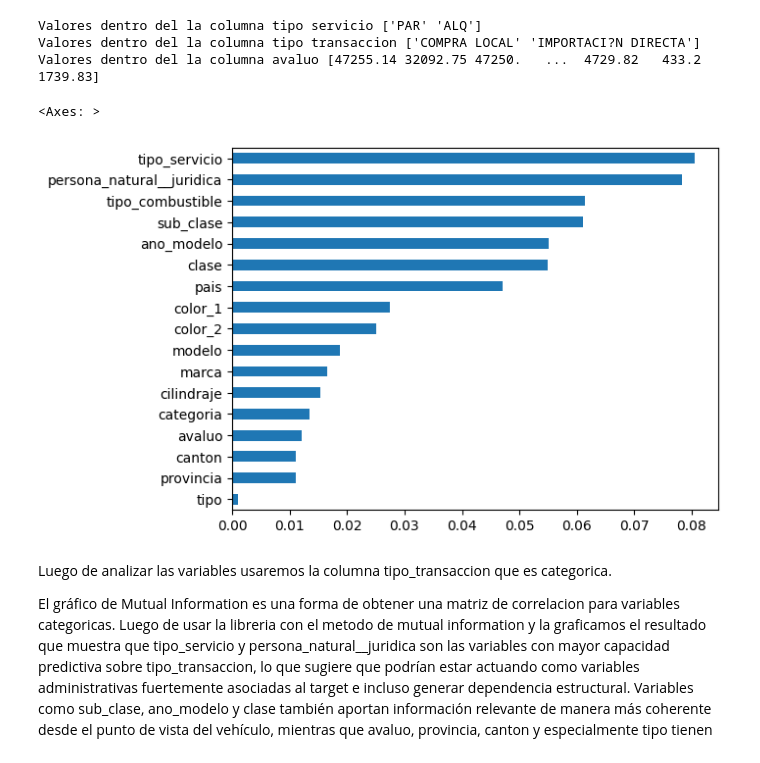
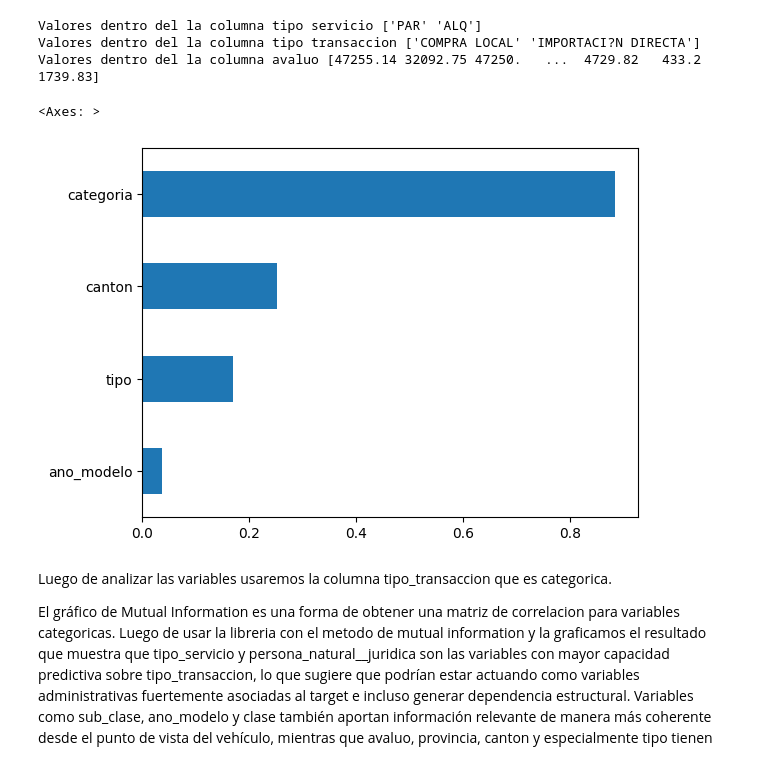
Before and after one commit to ChrisJavier/UIDE_3-WorkGroupProyects, a Jupyter notebook: week_3/src/AMGD_CP_W3_E3.ipynb, the cells around one changed output. Cells and saved outputs as stored; diff of their text form; code cells hidden in the pictures.

```diff
--- a/week_3/src/AMGD_CP_W3_E3.ipynb
+++ b/week_3/src/AMGD_CP_W3_E3.ipynb
@@ -438,30 +457,30 @@ Valores dentro del la columna avaluo [47255.14 32092.75 47250.   ...  4729.82
 # %%
 # Crearemos una matriz de correlacion de las columnas
 from sklearn.feature_selection import mutual_info_classif
 from sklearn.preprocessing import LabelEncoder
 
-X = df.drop(columns=["tipo_transaccion", "codigo_de_vehiculo","fecha_proceso","fecha_compra"])
-y = df["tipo_transaccion"]
+X = df[["categoria", "ano_modelo", "tipo", "canton"]]
+y = df["clase"]
 
 # Copia para no modificar original
 X_encoded = X.copy()
 
 # Codificar solo columnas categóricas
 for col in X_encoded.select_dtypes(include="object").columns:
     le = LabelEncoder()
     X_encoded[col] = le.fit_transform(X_encoded[col].astype(str))
 
 # Calcular MI
 mi = mutual_info_classif(X_encoded, y)
 
 mi_series = pd.Series(mi, index=X_encoded.columns)
 mi_series = mi_series.sort_values(ascending=False)
 
 # Graficaremos este resultado
 mi_series.head(20).sort_values().plot(kind="barh")
 # %% [output]
 <Axes: >
-[figure, old version]
+[figure, new version]
 # %% [markdown]
 Luego de analizar las variables usaremos la columna tipo_transaccion que es categorica.
 
```
Also changed, not shown: parts of 4 cells of this notebook.
